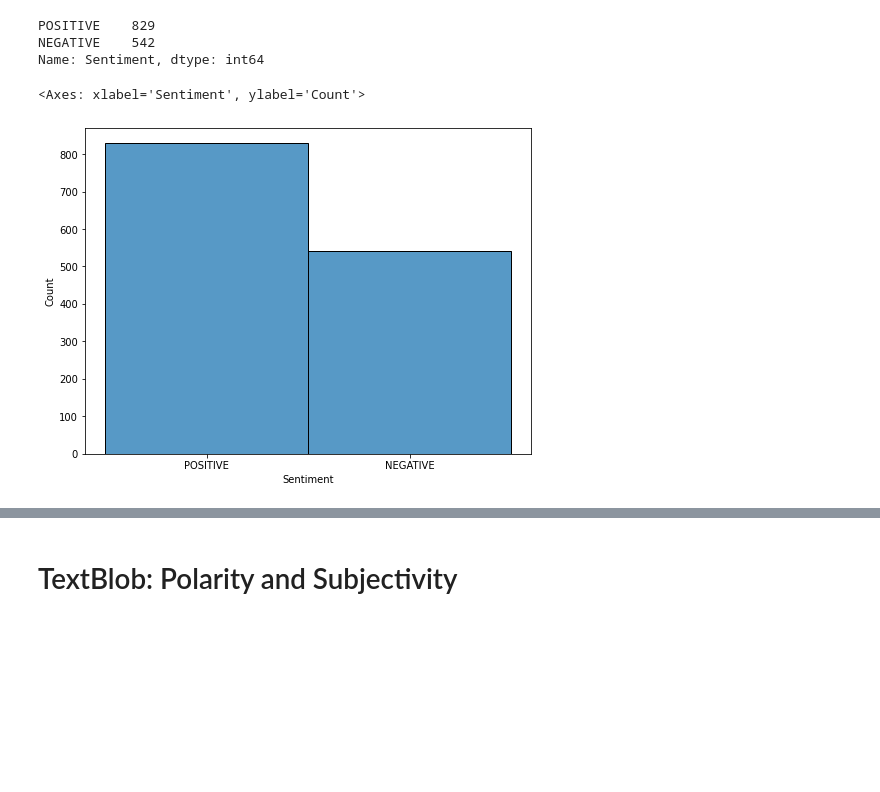
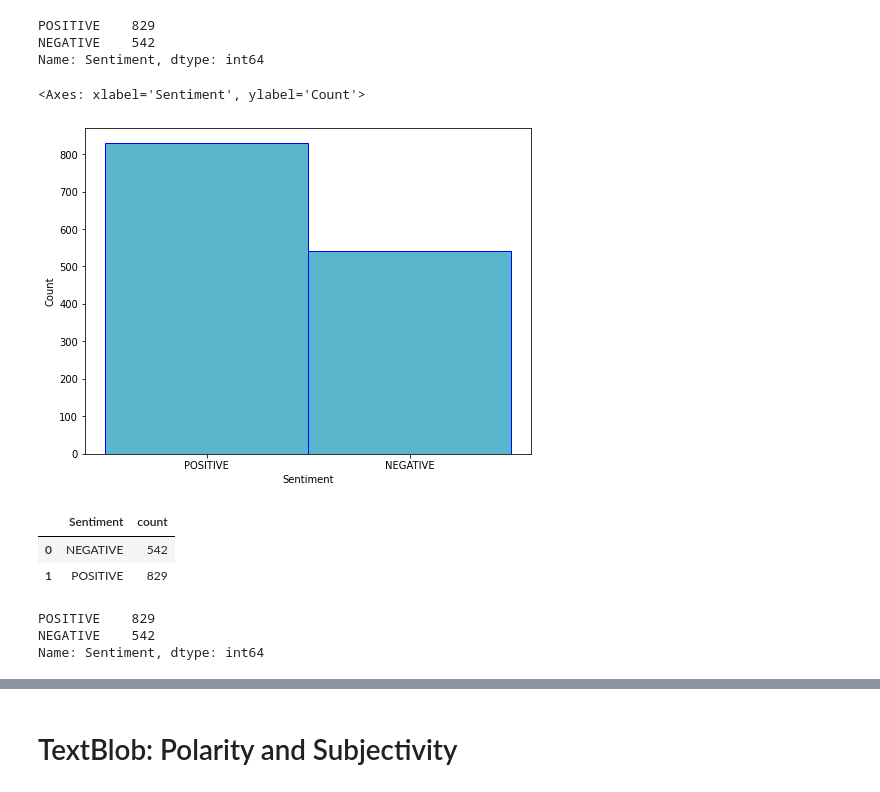
Before and after one commit to merlynjocol/SentimentAnalysis_Indigenous-Knowledge_inClimateDecisions, a Jupyter notebook: SentimentAnalysis_Tweets_Indigenous_Knowledge_InClimatedecisionSpaces.ipynb, the cells around one changed output, grey strips where cells are left out. Cells and saved outputs as stored; diff of their text form; code cells hidden in the pictures; blank space fills up the shorter version.

```diff
--- a/SentimentAnalysis_Tweets_Indigenous_Knowledge_InClimatedecisionSpaces.ipynb
+++ b/SentimentAnalysis_Tweets_Indigenous_Knowledge_InClimatedecisionSpaces.ipynb
@@ -321,7 +336,7 @@ NEGATIVE    542
 Name: Sentiment, dtype: int64
 # %%
 plt.figure(figsize = (8, 6))
-sns.histplot(x=df["Sentiment"], data = df)
+sns.histplot(x=df["Sentiment"], data = df, color='#219ebc', edgecolor='blue')
 # %% [output]
 <Axes: xlabel='Sentiment', ylabel='Count'>
-[figure, old version]
+[figure, new version]
@@ -327,0 +350,12 @@ sns.histplot(x=df["Sentiment"], data = df)
+# %%
+sentiment
+# %% [output]
+|  | Sentiment | count |
+| 0 | NEGATIVE | 542 |
+| 1 | POSITIVE | 829 |
+# %%
+sentiment
+# %% [output]
+POSITIVE    829
+NEGATIVE    542
+Name: Sentiment, dtype: int64
```
Also changed, not shown: parts of 7 cells of this notebook.
